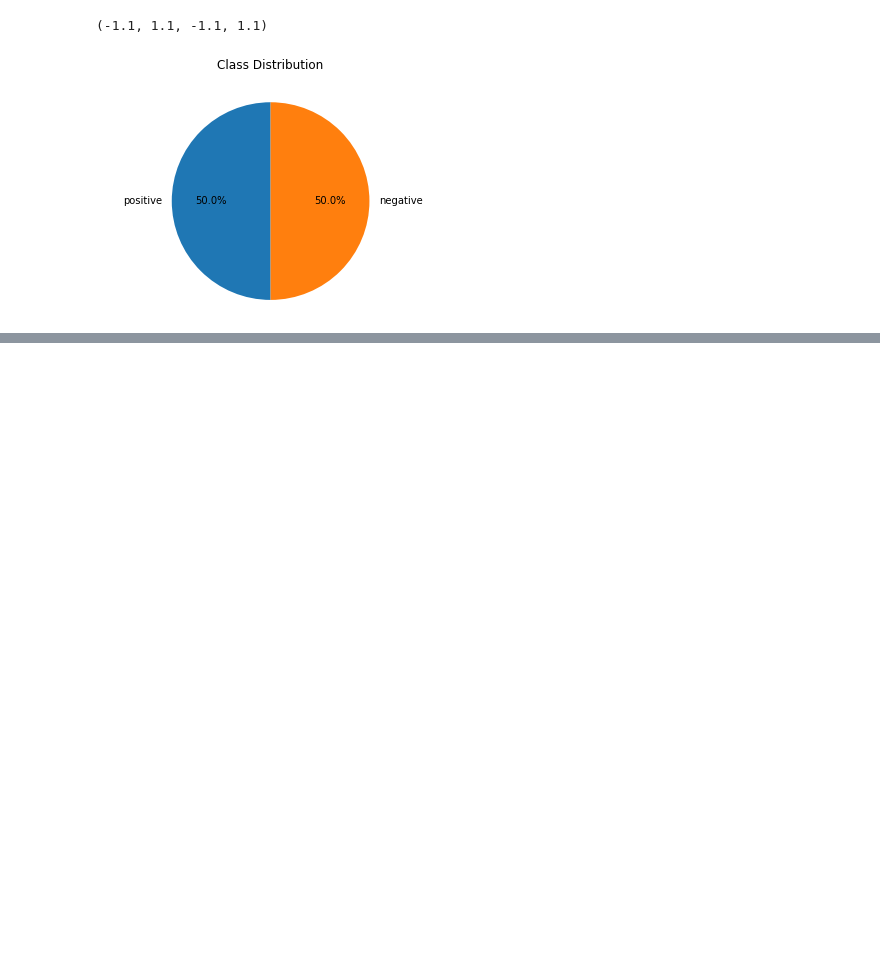
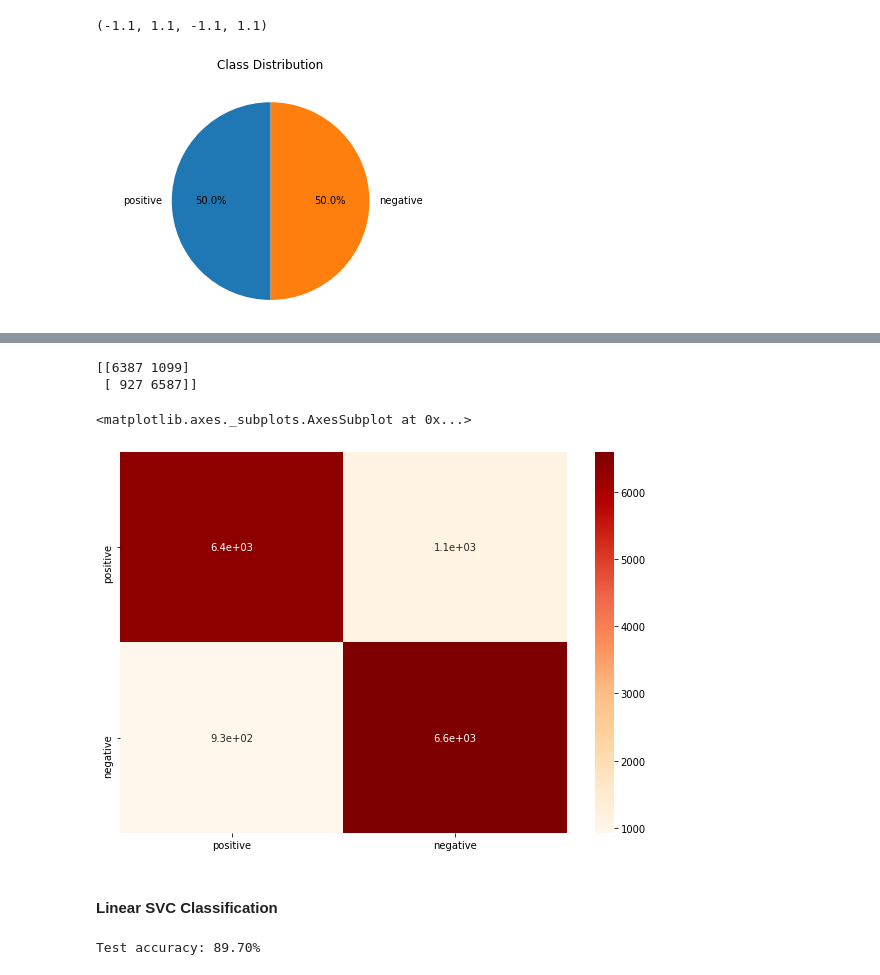
Before and after one commit to okabamac/Sentiment-Analysis-with-IMDB-dataset, a Jupyter notebook: eda.ipynb, the cells around one changed output, grey strips where cells are left out. Cells and saved outputs as stored; diff of their text form; code cells hidden in the pictures; blank space fills up the shorter version.

```diff
--- a/eda.ipynb
+++ b/eda.ipynb
@@ -103,0 +81,8 @@ KeyboardInterrupt:
+# %%
+cv = CountVectorizer(stop_words='english')
+
+#`data` is an array of strings
+
+data_cv = cv.fit_transform(imdb['review'])
+
+print(data_cv)
@@ -103,0 +125,4 @@ KeyboardInterrupt:
+# %%
+tfidf_transformer = TfidfTransformer()
+data_tfidf = tfidf_transformer.fit_transform(data_cv)
+print(data_tfidf)
@@ -103,0 +147,5 @@ KeyboardInterrupt:
+# %%
+# Import train_test_split
+from sklearn.model_selection import train_test_split
+
+X_train, X_test, y_train, y_test = train_test_split(data_tfidf, imdb['sentiment'], test_size=0.30)
@@ -103,0 +156,4 @@ KeyboardInterrupt:
+# %%
+bayes_clf = MultinomialNB().fit(X_train, y_train)
+bayes_clf_predicted = bayes_clf.predict(X_test)
+print('Test accuracy: %.2f%%' % (np.mean(bayes_clf_predicted == y_test)*100))
@@ -103,0 +175,22 @@ KeyboardInterrupt:
+# %%
+bayes_clf_cm=confusion_matrix(y_test,bayes_clf_predicted,labels=[1,0])
+print(bayes_clf_cm)
+
+# Plot Confusion Matrix for Naive Bayes
+bayes_clf_dm = pd.DataFrame(bayes_clf_cm, index = [i for i in ['positive', 'negative']],
+              columns = [i for i in ['positive', 'negative']])
+plt.figure(figsize = (10,7))
+sns.heatmap(bayes_clf_dm, annot=True,cmap="OrRd")
+# %% [output]
+[[6387 1099]
+ [ 927 6587]]
+<matplotlib.axes._subplots.AxesSubplot at 0x...>
+[figure, added]
+# %% [markdown]
+####  Linear SVC Classification
+# %%
+LinearSVC_clf = LinearSVC().fit(X_train, y_train)
+LinearSVC_clf_predicted = LinearSVC_clf.predict(X_test)
+print('Test accuracy: %.2f%%' % (np.mean(LinearSVC_clf_predicted == y_test)*100))
+# %% [output]
+Test accuracy: 89.70%
```
Also changed, not shown: parts of 37 cells of this notebook.
